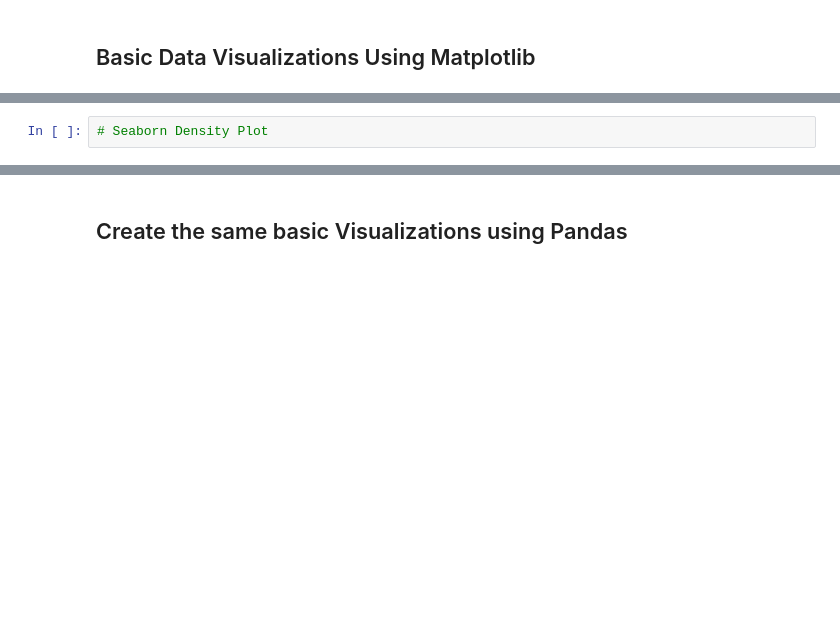
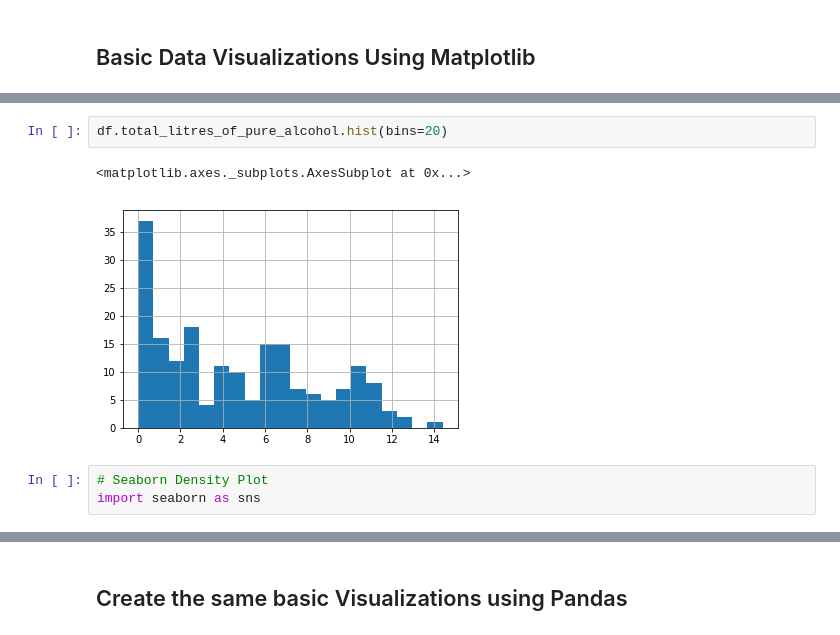
Before and after one commit to ngriggs/DS-Unit-1-Sprint-1-Dealing-With-Data, a Jupyter notebook: module2-loadingdata/LS_DS_112_Loading_Data.ipynb, the cells around one changed output, grey strips where cells are left out. Cells and saved outputs as stored; diff of their text form; blank space fills up the shorter version.

```diff
--- a/module2-loadingdata/LS_DS_112_Loading_Data.ipynb
+++ b/module2-loadingdata/LS_DS_112_Loading_Data.ipynb
@@ -313,4 +333,10 @@ import matplotlib.pyplot as plt
+# %%
+df.total_litres_of_pure_alcohol.hist(bins=20)
+# %% [output]
+<matplotlib.axes._subplots.AxesSubplot at 0x...>
+[figure, added]
 # %%
 # Seaborn Density Plot
+import seaborn as sns
 # %%
 # Seaborn Pairplot
```
Also changed, not shown: parts of 16 cells of this notebook.
